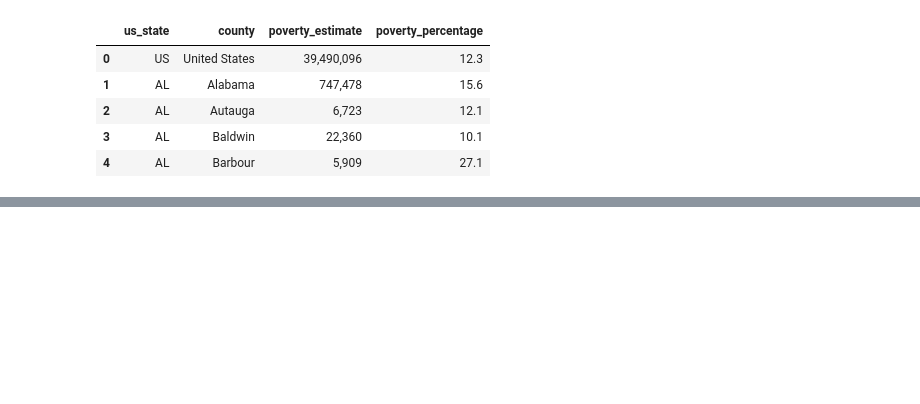
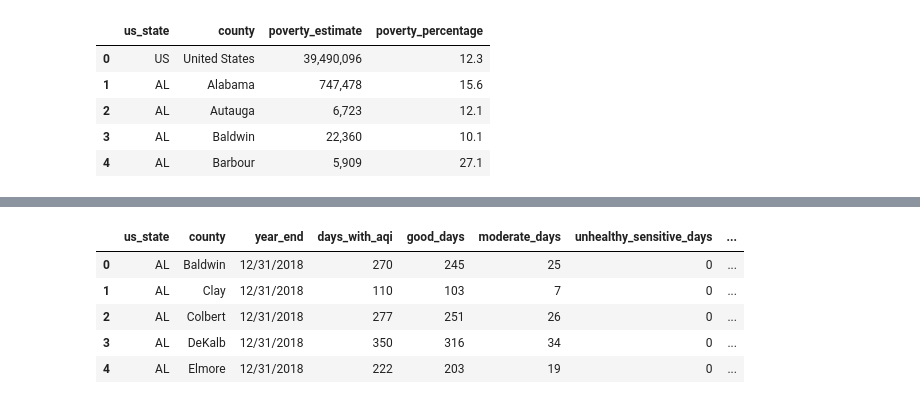
Before and after one commit to sarahheavner/Project2, a Jupyter notebook: Untitled.ipynb, the cells around one changed output, grey strips where cells are left out. Drawn from its saved outputs; the diff is of its cells as text; code cells hidden in the pictures; blank space fills up the shorter version.

```diff
--- a/Untitled.ipynb
+++ b/Untitled.ipynb
@@ -49,0 +60,11 @@ combined_df.head()
+# %%
+#remove unnecessary columns
+clean2018_aqi = aqi2018_df[['us_state', 'county', 'year_end', 'days_with_aqi', 'good_days', 'moderate_days', 'unhealthy_sensitive_days', 'unhealthy_days', 'very_unhealthy_days', 'hazardous_days']]
+clean2018_aqi.head()
+# %% [output]
+|  | us_state | county | year_end | days_with_aqi | good_days | moderate_days | unhealthy_sensitive_days | ... |
+| 0 | AL | Baldwin | 12/31/2018 | 270 | 245 | 25 | 0 | ... |
+| 1 | AL | Clay | 12/31/2018 | 110 | 103 | 7 | 0 | ... |
+| 2 | AL | Colbert | 12/31/2018 | 277 | 251 | 26 | 0 | ... |
+| 3 | AL | DeKalb | 12/31/2018 | 350 | 316 | 34 | 0 | ... |
+| 4 | AL | Elmore | 12/31/2018 | 222 | 203 | 19 | 0 | ... |
```
Also changed, not shown: parts of 8 cells of this notebook, 13 other files.
